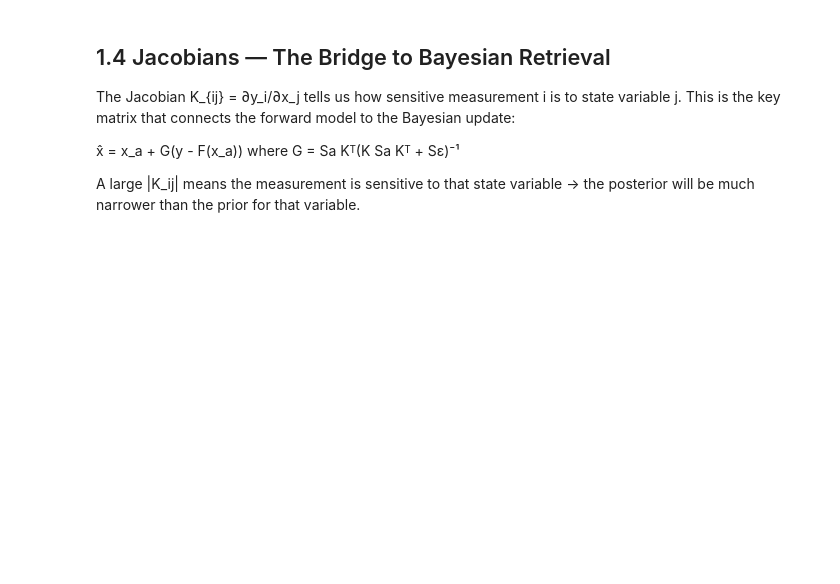
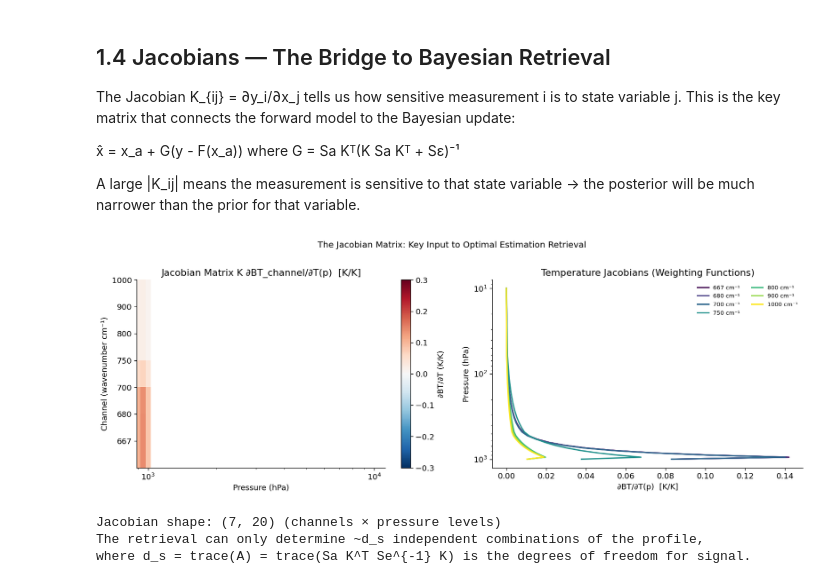
Before and after one commit to arunp77/Bayesian-Analysis-in-Astrophysics, a Jupyter notebook: bayes-atmospheric-remote-sensing/bayes-atmos/chapters/ch01_radiative_transfer/notebook.ipynb, the cells around one changed output. Cells and saved outputs as stored; diff of their text form; code cells hidden in the pictures; blank space fills up the shorter version.

```diff
--- a/bayes-atmospheric-remote-sensing/bayes-atmos/chapters/ch01_radiative_transfer/notebook.ipynb
+++ b/bayes-atmospheric-remote-sensing/bayes-atmos/chapters/ch01_radiative_transfer/notebook.ipynb
@@ -276,8 +280,8 @@ for i, nu_ch in enumerate(nu_channels):
         T_pert[j] += delta_T
         B_atm_pert = planck(nu_ch, T_pert)
         B_atm_base = planck(nu_ch, T_std)
-        I_base = planck(nu_ch, 295)*t_p[0] + np.trapz(B_atm_base*(-np.gradient(t_p,p_levels)), p_levels)
-        I_pert = planck(nu_ch, 295)*t_p[0] + np.trapz(B_atm_pert*(-np.gradient(t_p,p_levels)), p_levels)
+        I_base = planck(nu_ch, 295)*t_p[0] + np.trapezoid(B_atm_base*(-np.gradient(t_p,p_levels)), p_levels)
+        I_pert = planck(nu_ch, 295)*t_p[0] + np.trapezoid(B_atm_pert*(-np.gradient(t_p,p_levels)), p_levels)
         BT_base = rad_to_BT(nu_ch, I_base)
         BT_pert = rad_to_BT(nu_ch, I_pert)
         K[i, j] = (BT_pert - BT_base) / delta_T
@@ -285,37 +289,40 @@ for i, nu_ch in enumerate(nu_channels):
 fig, axes = plt.subplots(1, 2, figsize=(14, 5))
 
 im = axes[0].pcolormesh(p_levels, np.arange(n_ch), K,
                          cmap="RdBu_r", vmin=-0.3, vmax=0.3)
 axes[0].set_xlabel("Pressure (hPa)")
 axes[0].set_ylabel("Channel (wavenumber cm⁻¹)")
 axes[0].set_yticks(np.arange(n_ch)+0.5)
 axes[0].set_yticklabels(ch_labels)
 axes[0].set_xscale("log")
-axes[0].set_title("Jacobian Matrix K
-∂BT_channel/∂T(p)  [K/K]")
+axes[0].set_title("Jacobian Matrix K ∂BT_channel/∂T(p)  [K/K]")
 plt.colorbar(im, ax=axes[0], label="∂BT/∂T (K/K)")
 
 # Individual weighting functions per channel
 for i, (nu_ch, col) in enumerate(zip(nu_channels,
     plt.cm.viridis(np.linspace(0,1,n_ch)))):
     axes[1].plot(K[i], p_levels, color=col, lw=1.8, label=f"{nu_ch} cm⁻¹")
 
 axes[1].invert_yaxis()
 axes[1].set_yscale("log")
 axes[1].set_xlabel("∂BT/∂T(p)  [K/K]")
 axes[1].set_ylabel("Pressure (hPa)")
-axes[1].set_title("Temperature Jacobians
-(Weighting Functions)")
+axes[1].set_title("Temperature Jacobians (Weighting Functions)")
 axes[1].legend(frameon=False, fontsize=8, ncol=2)
 
 plt.suptitle("The Jacobian Matrix: Key Input to Optimal Estimation Retrieval",
              fontsize=12, y=1.01)
 plt.tight_layout()
 plt.show()
 
 print("Jacobian shape:", K.shape, "(channels × pressure levels)")
 print("The retrieval can only determine ~d_s independent combinations of the profile,")
 print("where d_s = trace(A) = trace(Sa K^T Se^{-1} K) is the degrees of freedom for signal.")
+# %% [output]
+[figure, added]
+Jacobian shape: (7, 20) (channels × pressure levels)
+The retrieval can only determine ~d_s independent combinations of the profile,
+where d_s = trace(A) = trace(Sa K^T Se^{-1} K) is the degrees of freedom for signal.
 # %%
 print("Chapter 1 complete!")
 print()
```
Also changed, not shown: parts of 5 cells of this notebook.
